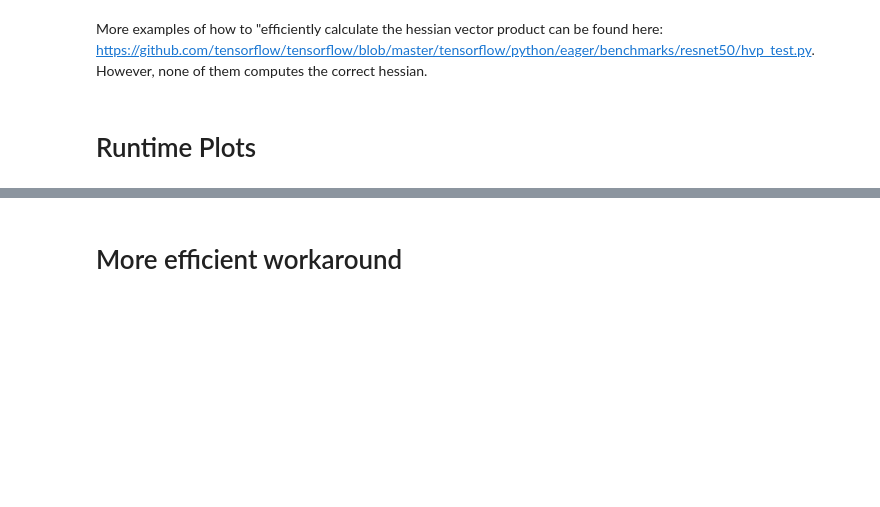
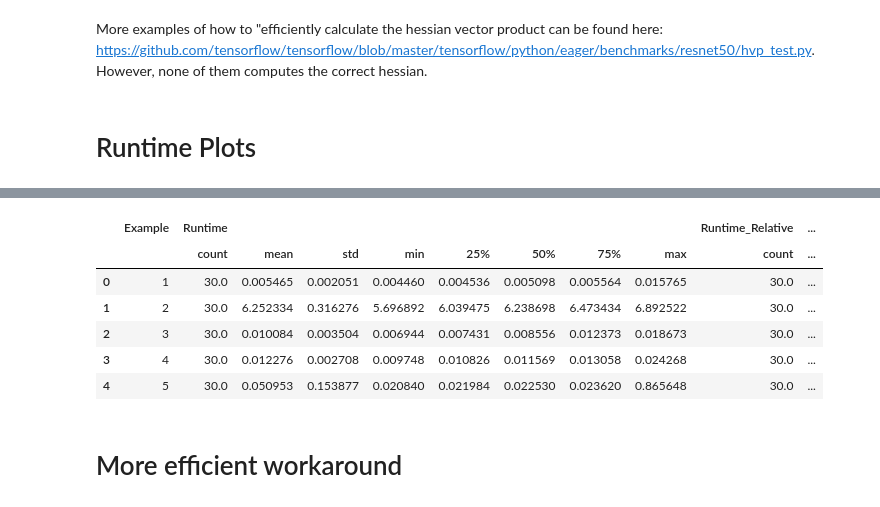
Before and after one commit to StatMixedML/DGBM, a Jupyter notebook: Examples/AutoGrad_Examples.ipynb, the cells around one changed output, grey strips where cells are left out. Cells and saved outputs as stored; diff of their text form; code cells hidden in the pictures; blank space fills up the shorter version.

```diff
--- a/Examples/AutoGrad_Examples.ipynb
+++ b/Examples/AutoGrad_Examples.ipynb
@@ -435,3 +435,13 @@ plot_df.groupby("Example")["Runtime_Relative"].agg("median").reset_index()
+# %%
+plot_df.groupby("Example").agg("describe").reset_index()
+# %% [output]
+|  | Example | Runtime |  |  |  |  |  |  |  | Runtime_Relative | ... |
+|  |  | count | mean | std | min | 25% | 50% | 75% | max | count | ... |
+| 0 | 1 | 30.0 | 0.005465 | 0.002051 | 0.004460 | 0.004536 | 0.005098 | 0.005564 | 0.015765 | 30.0 | ... |
+| 1 | 2 | 30.0 | 6.252334 | 0.316276 | 5.696892 | 6.039475 | 6.238698 | 6.473434 | 6.892522 | 30.0 | ... |
+| 2 | 3 | 30.0 | 0.010084 | 0.003504 | 0.006944 | 0.007431 | 0.008556 | 0.012373 | 0.018673 | 30.0 | ... |
+| 3 | 4 | 30.0 | 0.012276 | 0.002708 | 0.009748 | 0.010826 | 0.011569 | 0.013058 | 0.024268 | 30.0 | ... |
+| 4 | 5 | 30.0 | 0.050953 | 0.153877 | 0.020840 | 0.021984 | 0.022530 | 0.023620 | 0.865648 | 30.0 | ... |
 # %% [markdown]
 # More efficient workaround
 # %% [markdown]
```
Also changed, not shown: parts of 13 cells of this notebook.
